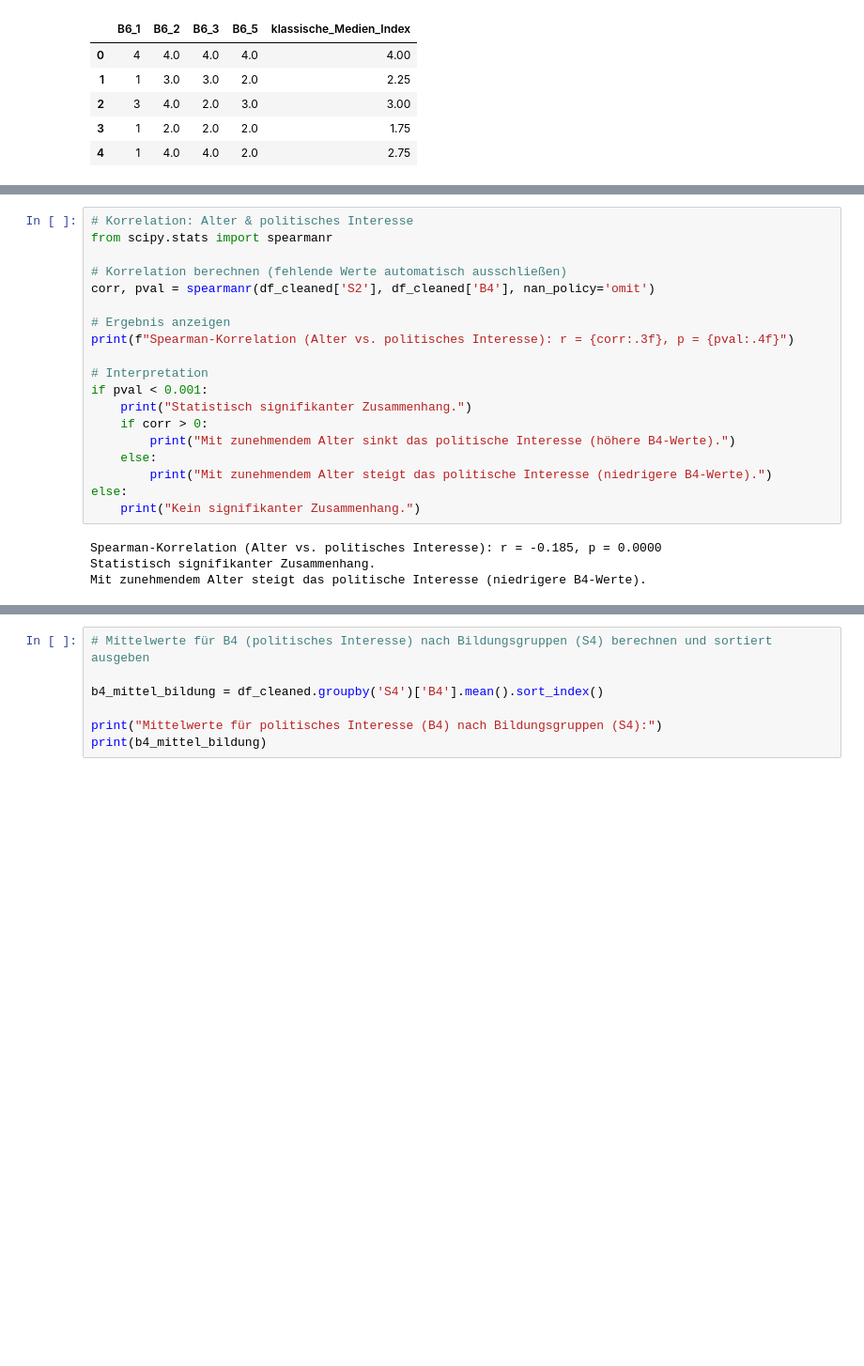
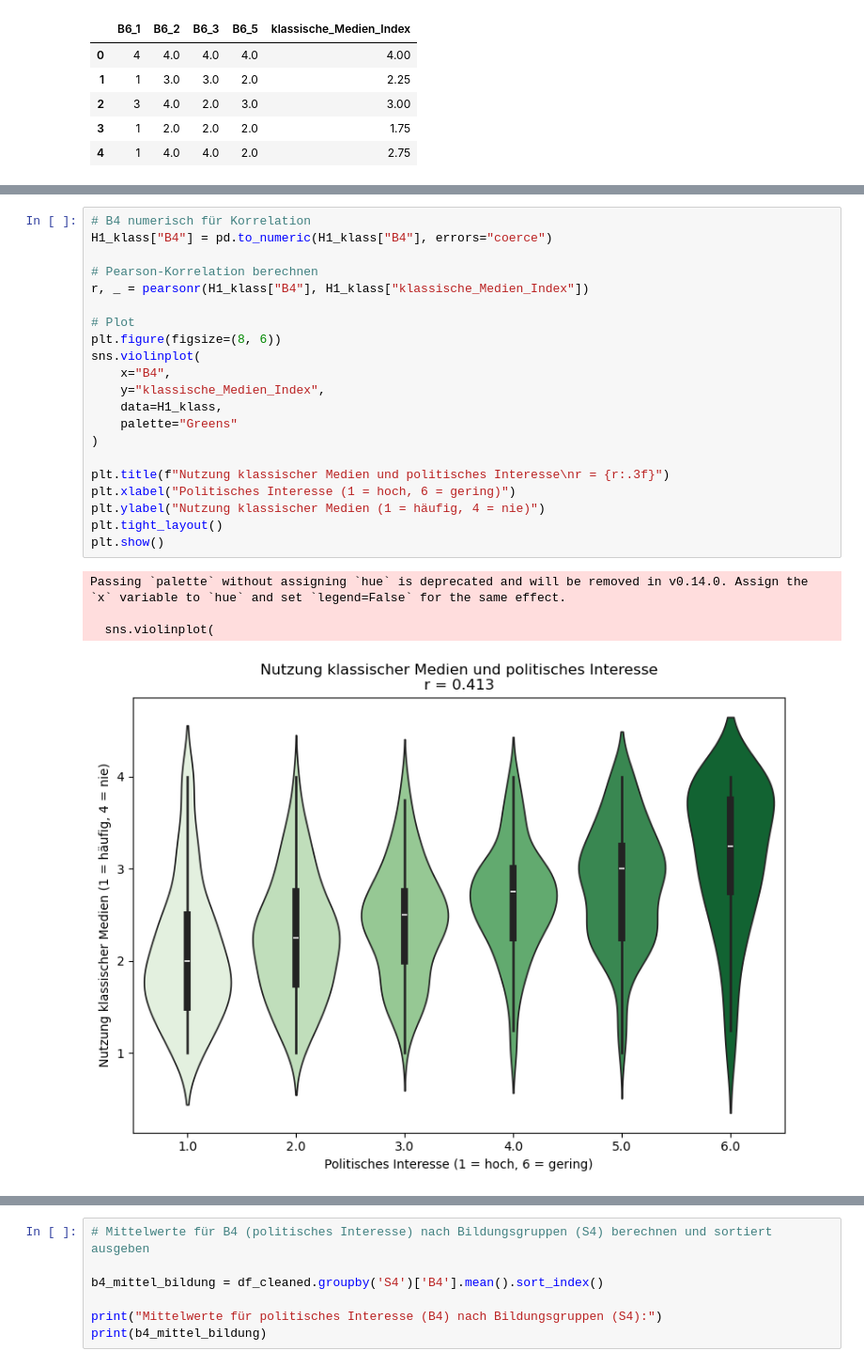
Before and after one commit to lara-polat/python_kurs, a Jupyter notebook: Project_Datenbereinigung.ipynb, the cells around one changed output, grey strips where cells are left out. Shown at 94% size. Saved outputs shown, nothing was run; the diff lists cells and outputs as text; blank space fills up the shorter version.

```diff
--- a/Project_Datenbereinigung.ipynb
+++ b/Project_Datenbereinigung.ipynb
@@ -2159,23 +1916,26 @@ Der Zusammenhang ist statistisch signifikant.
-# %%
-# Korrelation: Alter & politisches Interesse
-from scipy.stats import spearmanr
-
-# Korrelation berechnen (fehlende Werte automatisch ausschließen)
-corr, pval = spearmanr(df_cleaned['S2'], df_cleaned['B4'], nan_policy='omit')
-
-# Ergebnis anzeigen
-print(f"Spearman-Korrelation (Alter vs. politisches Interesse): r = {corr:.3f}, p = {pval:.4f}")
-
-# Interpretation
-if pval < 0.001:
-    print("Statistisch signifikanter Zusammenhang.")
-    if corr > 0:
-        print("Mit zunehmendem Alter sinkt das politische Interesse (höhere B4-Werte).")
-    else:
-        print("Mit zunehmendem Alter steigt das politische Interesse (niedrigere B4-Werte).")
-else:
-    print("Kein signifikanter Zusammenhang.")
-# %% [output]
-Spearman-Korrelation (Alter vs. politisches Interesse): r = -0.185, p = 0.0000
-Statistisch signifikanter Zusammenhang.
-Mit zunehmendem Alter steigt das politische Interesse (niedrigere B4-Werte).
+# %%
+# B4 numerisch für Korrelation
+H1_klass["B4"] = pd.to_numeric(H1_klass["B4"], errors="coerce")
+
+# Pearson-Korrelation berechnen
+r, _ = pearsonr(H1_klass["B4"], H1_klass["klassische_Medien_Index"])
+
+# Plot
+plt.figure(figsize=(8, 6))
+sns.violinplot(
+    x="B4",
+    y="klassische_Medien_Index",
+    data=H1_klass,
+    palette="Greens"
+)
+
+plt.title(f"Nutzung klassischer Medien und politisches Interesse\nr = {r:.3f}")
+plt.xlabel("Politisches Interesse (1 = hoch, 6 = gering)")
+plt.ylabel("Nutzung klassischer Medien (1 = häufig, 4 = nie)")
+plt.tight_layout()
+plt.show()
+# %% [output]
+Passing `palette` without assigning `hue` is deprecated and will be removed in v0.14.0. Assign the `x` variable to `hue` and set `legend=False` for the same effect.
+
+  sns.violinplot(
+[figure, added]
```
Also changed, not shown: parts of 68 cells of this notebook.
